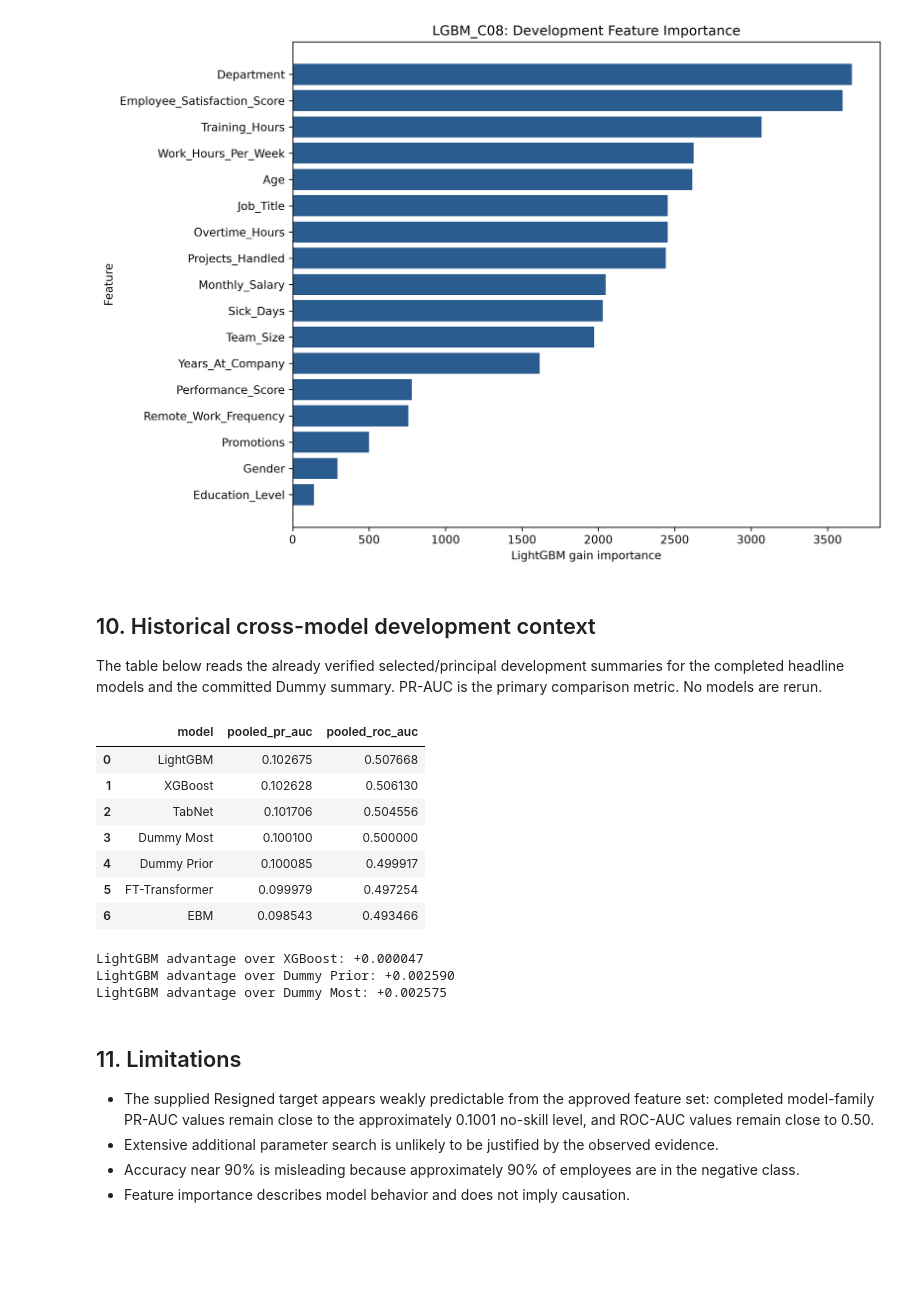
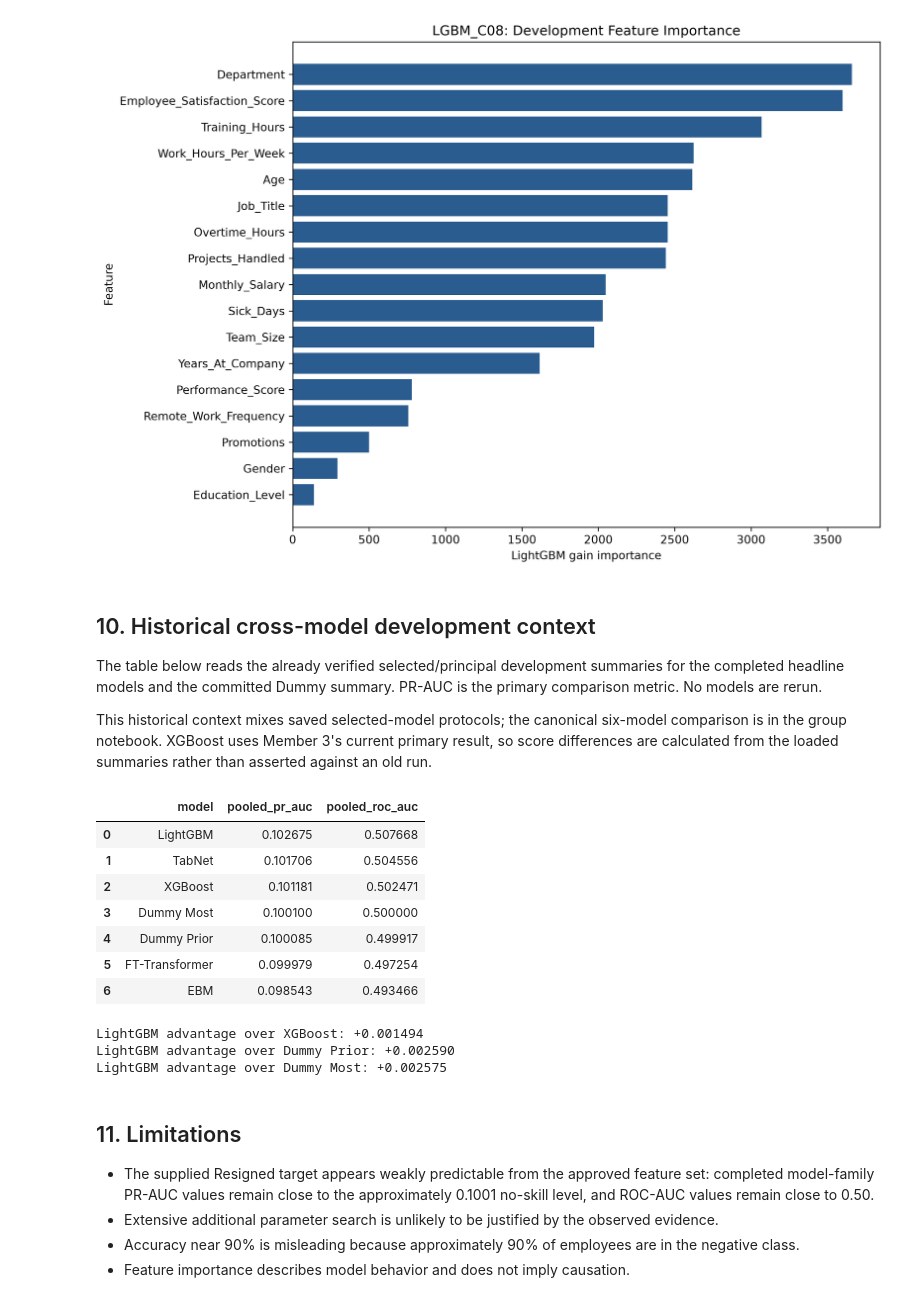
Before and after one commit to Sankalpa-KMCP/Employee_Resignation_Prediction, a Jupyter notebook: notebooks/team_contributions/models/member_4_lightgbm/08_m4_lightgbm.ipynb, the cells around one changed output. Drawn from its saved outputs; the diff is of its cells as text; code cells hidden in the pictures; blank space fills up the shorter version.

Commit message:
Align model evidence and refresh group evaluation

```diff
--- a/notebooks/team_contributions/models/member_4_lightgbm/08_m4_lightgbm.ipynb
+++ b/notebooks/team_contributions/models/member_4_lightgbm/08_m4_lightgbm.ipynb
@@ -486,6 +521,8 @@ display(Image(filename=str(FINAL_IMPORTANCE_FIGURE)))
 ## 10. Historical cross-model development context
 
 The table below reads the already verified selected/principal development summaries for the completed headline models and the committed Dummy summary. PR-AUC is the primary comparison metric. No models are rerun.
+
+This historical context mixes saved selected-model protocols; the canonical six-model comparison is in the group notebook. XGBoost uses Member 3's current primary result, so score differences are calculated from the loaded summaries rather than asserted against an old run.
 # %%
 cross_model_sources = {
     'LightGBM': RESULTS_DIR / 'lightgbm_final_summary_metrics.json',
@@ -495,41 +532,40 @@ cross_model_sources = {
     'EBM': PROJECT_ROOT / 'results' / 'models' / 'ebm' / 'summary_metrics.json',
 }
 cross_model_records = []
 for model_name, summary_path in cross_model_sources.items():
     with summary_path.open('r', encoding='utf-8') as handle:
         model_summary = json.load(handle)
     cross_model_records.append({
         'model': model_name,
         'pooled_pr_auc': model_summary['pooled_average_precision'],
         'pooled_roc_auc': model_summary['pooled_roc_auc'],
     })
 
 dummy_summary = pd.read_csv(PROJECT_ROOT / 'results' / 'baselines' / 'baseline_summary_metrics.csv')
 for _, row in dummy_summary.iterrows():
     display_name = 'Dummy Most' if row['model_name'] == 'Dummy Most Frequent' else row['model_name']
     cross_model_records.append({'model': display_name, 'pooled_pr_auc': row['pr_auc'], 'pooled_roc_auc': row['roc_auc']})
 
 cross_model_comparison = pd.DataFrame(cross_model_records).sort_values('pooled_pr_auc', ascending=False).reset_index(drop=True)
 display(cross_model_comparison)
 
 xgboost_ap = float(cross_model_comparison.loc[cross_model_comparison['model'] == 'XGBoost', 'pooled_pr_auc'].iloc[0])
 dummy_prior_ap = float(cross_model_comparison.loc[cross_model_comparison['model'] == 'Dummy Prior', 'pooled_pr_auc'].iloc[0])
 dummy_most_ap = float(cross_model_comparison.loc[cross_model_comparison['model'] == 'Dummy Most', 'pooled_pr_auc'].iloc[0])
-assert np.isclose(selected_ap - xgboost_ap, 0.00004669842849579024)
 
 print(f'LightGBM advantage over XGBoost: {selected_ap - xgboost_ap:+.6f}')
 print(f'LightGBM advantage over Dummy Prior: {selected_ap - dummy_prior_ap:+.6f}')
 print(f'LightGBM advantage over Dummy Most: {selected_ap - dummy_most_ap:+.6f}')
 # %% [output]
 |  | model | pooled_pr_auc | pooled_roc_auc |
 | 0 | LightGBM | 0.102675 | 0.507668 |
-| 1 | XGBoost | 0.102628 | 0.506130 |
-| 2 | TabNet | 0.101706 | 0.504556 |
+| 1 | TabNet | 0.101706 | 0.504556 |
+| 2 | XGBoost | 0.101181 | 0.502471 |
 | 3 | Dummy Most | 0.100100 | 0.500000 |
 | 4 | Dummy Prior | 0.100085 | 0.499917 |
 | 5 | FT-Transformer | 0.099979 | 0.497254 |
 | 6 | EBM | 0.098543 | 0.493466 |
-LightGBM advantage over XGBoost: +0.000047
+LightGBM advantage over XGBoost: +0.001494
 LightGBM advantage over Dummy Prior: +0.002590
 LightGBM advantage over Dummy Most: +0.002575
 # %% [markdown]
```
Also changed, not shown: parts of 6 cells of this notebook, 35 other files.
